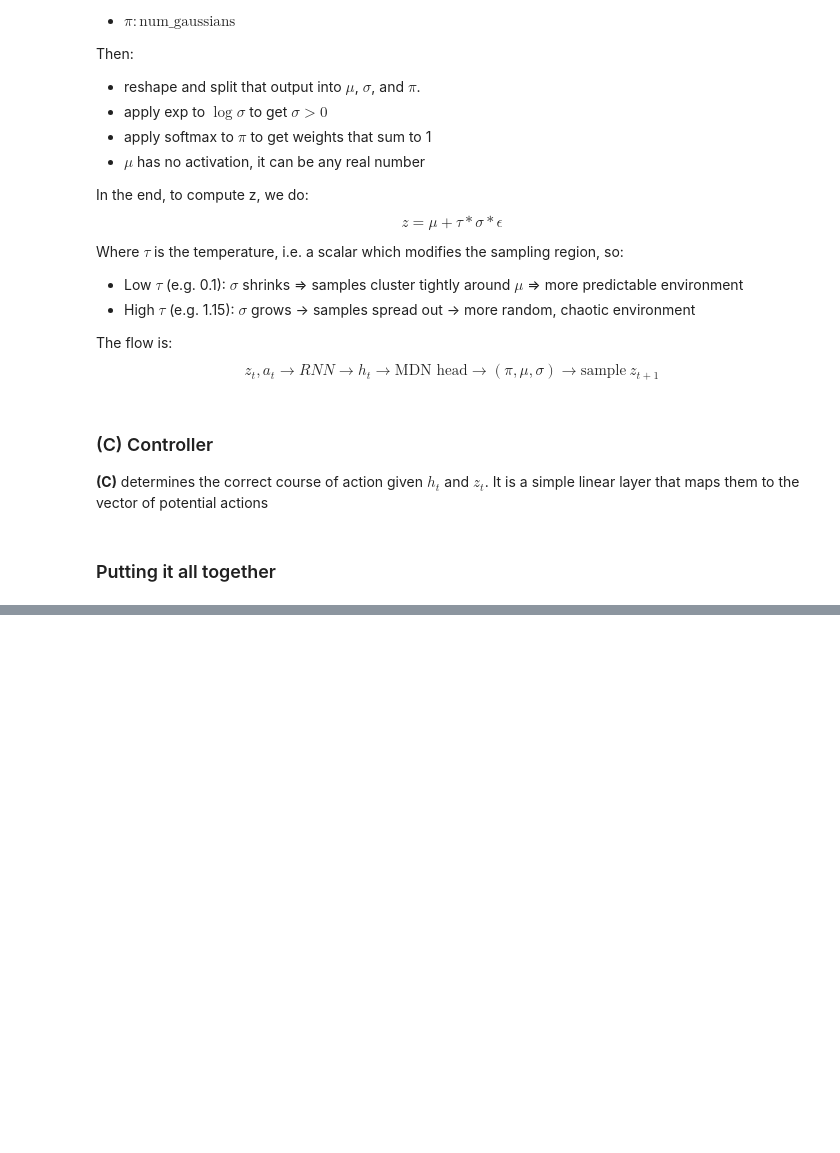
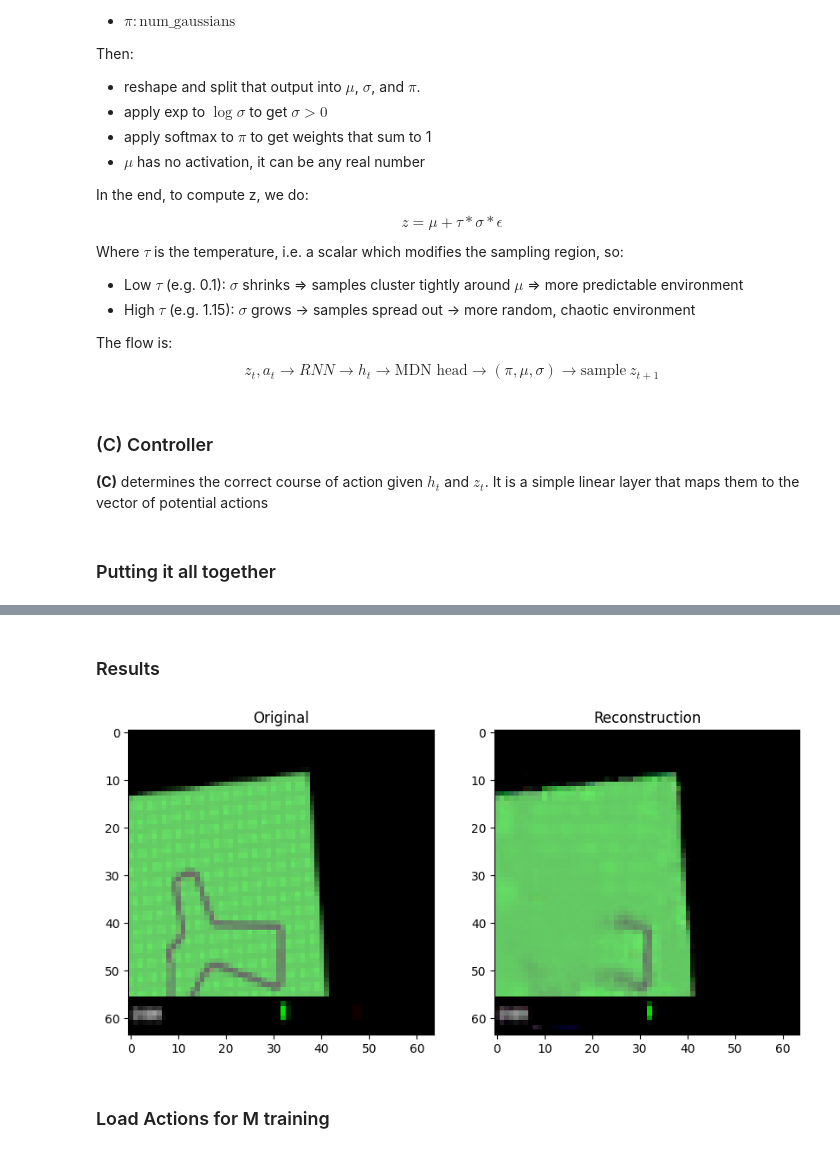
Before and after one commit to bomunteanu/world-model-from-scratch, a Jupyter notebook: world-model-from-scratch.ipynb, the cells around one changed output, grey strips where cells are left out. Drawn from its saved outputs; the diff is of its cells as text; code cells hidden in the pictures; blank space fills up the shorter version.

Commit message:
training

```diff
--- a/world-model-from-scratch.ipynb
+++ b/world-model-from-scratch.ipynb
@@ -4,3 +4,7 @@
 import torch
 from torch import nn
 import torch.nn.functional as F
+# %%
+# Select GPU
+device = torch.device("mps" if torch.backends.mps.is_available() else "cpu")
+print(device)
@@ -228,0 +269,4 @@ class WorldModel(nn.Module):
+# %%
+import gymnasium as gym
+
+env = gym.make("CarRacing-v3", render_mode="rgb_array")
@@ -228,0 +342,3 @@ class WorldModel(nn.Module):
+# %%
+W = WorldModel(32, 256, 5, 3, 1, env)
+W_d = W.to(device)
@@ -228,0 +347,16 @@ class WorldModel(nn.Module):
+# %%
+from torch.utils.data import Dataset, DataLoader
+
+class FrameDataset(Dataset):
+    def __init__(self, frames):
+        self.frames = frames
+
+    def __len__(self):
+        return len(self.frames)
+
+    def __getitem__(self, idx):
+        return torch.tensor(self.frames[idx])
+
+
+frames = FrameDataset(np.load("data/frames.npy"))
+frames_loader = DataLoader(frames, batch_size=32, shuffle=True)
@@ -228,0 +412,24 @@ class WorldModel(nn.Module):
+# %% [markdown]
+### Results
+# %%
+import matplotlib.pyplot as plt
+import torch
+
+frame = frames[0].unsqueeze(0).to(device)
+
+with torch.no_grad():
+    reconstruction, mu, log_sigma, z = W_d.V(frame)
+
+fig, (ax1, ax2) = plt.subplots(1, 2, figsize=(10, 5))
+
+ax1.imshow(frames[0].permute(1, 2, 0).numpy())
+ax1.set_title("Original")
+
+ax2.imshow(reconstruction.squeeze(0).permute(1, 2, 0).cpu().numpy())
+ax2.set_title("Reconstruction")
+
+plt.show()
+# %% [output]
+[figure, added]
+# %% [markdown]
+### Load Actions for M training
```
Also changed, not shown: parts of 23 cells of this notebook, 4 other files.
